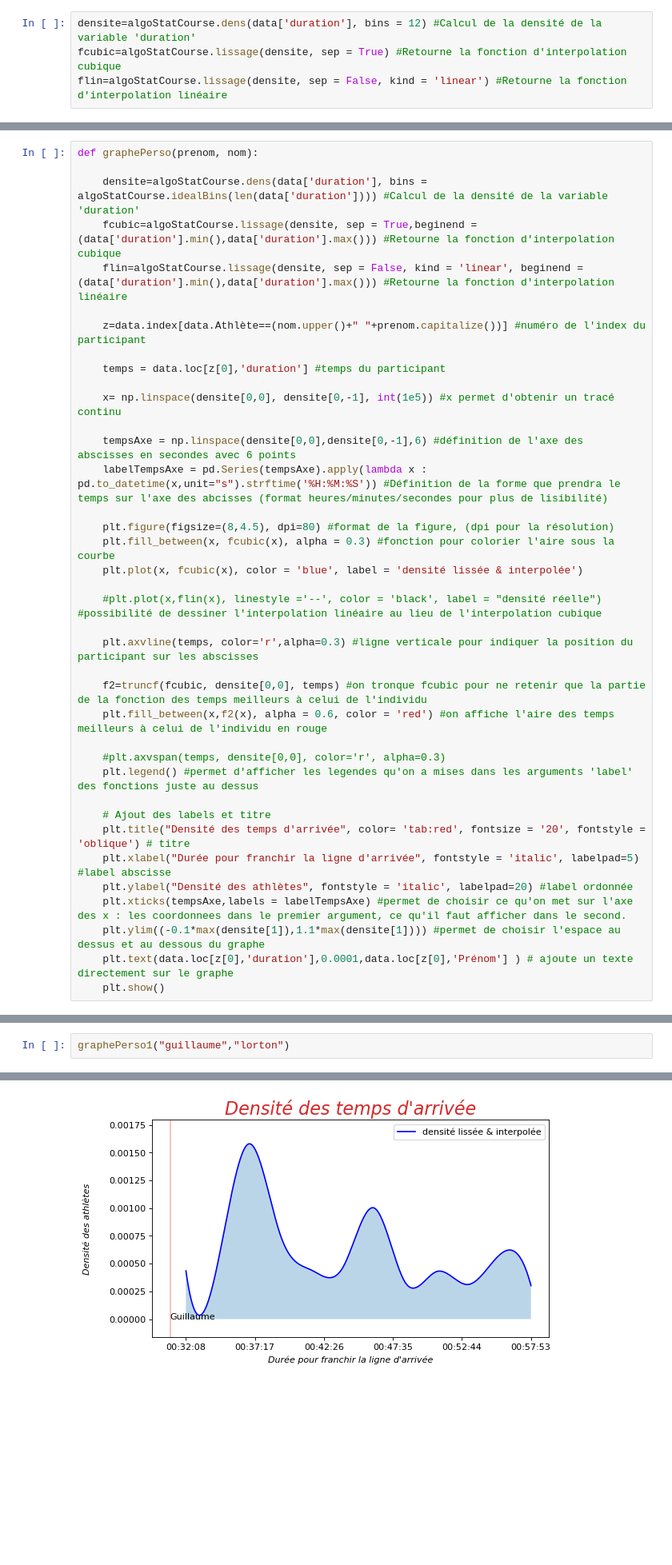
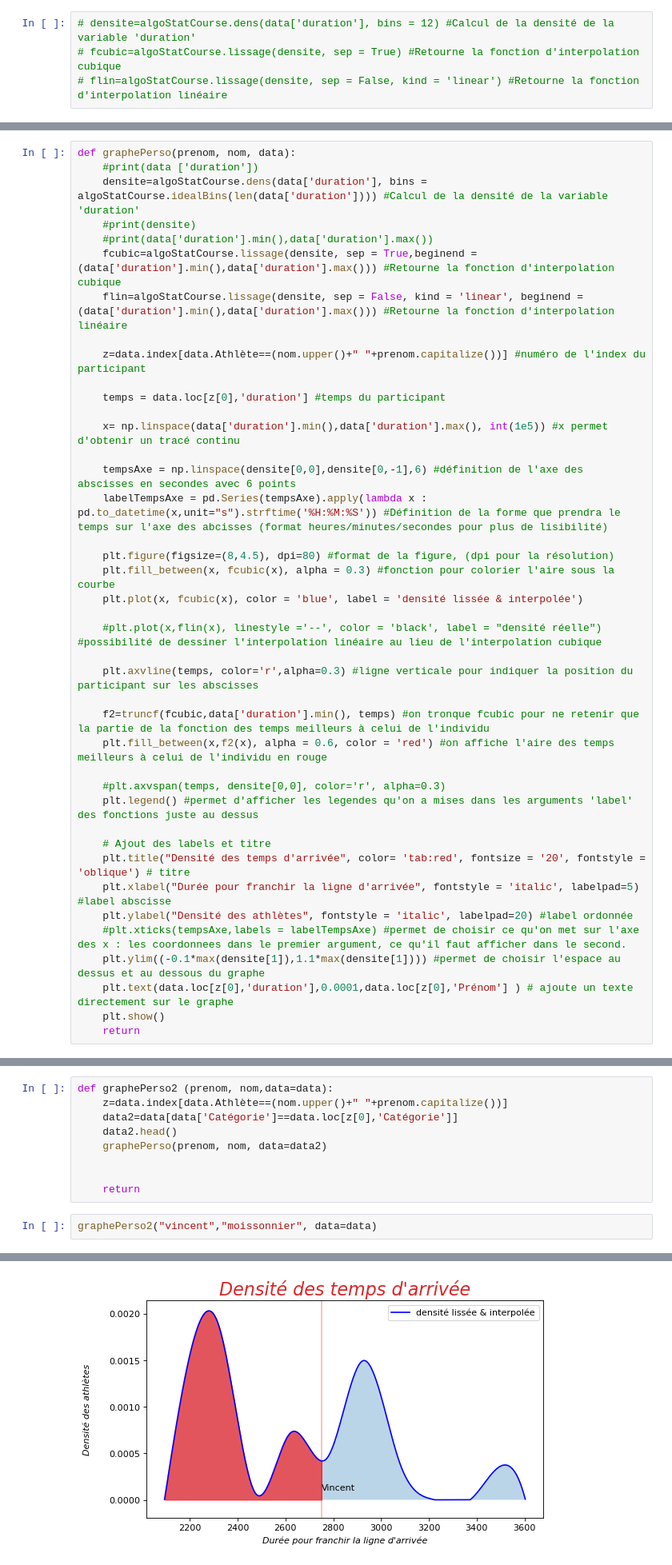
Before and after one commit to Kirscher/ResultAthle, a Jupyter notebook: eda.ipynb, the cells around one changed output, grey strips where cells are left out. Shown at 80% size. Drawn from its saved outputs; the diff is of its cells as text; blank space fills up the shorter version.

Commit message:
petit debug + amélioration
débug du code eda et de la fct lissage dans algoStatCourse

```diff
--- a/eda.ipynb
+++ b/eda.ipynb
@@ -63,9 +66,9 @@ Name: duration, dtype: float64
 # %% [markdown]
 On utilise maintenant algoStatCourse pour construire un graphique rendant compte de la position de l'athlète dans la densité des temps d'arrivée.
 # %%
-densite=algoStatCourse.dens(data['duration'], bins = 12) #Calcul de la densité de la variable 'duration'
-fcubic=algoStatCourse.lissage(densite, sep = True) #Retourne la fonction d'interpolation cubique
-flin=algoStatCourse.lissage(densite, sep = False, kind = 'linear') #Retourne la fonction d'interpolation linéaire
+# densite=algoStatCourse.dens(data['duration'], bins = 12) #Calcul de la densité de la variable 'duration'
+# fcubic=algoStatCourse.lissage(densite, sep = True) #Retourne la fonction d'interpolation cubique
+# flin=algoStatCourse.lissage(densite, sep = False, kind = 'linear') #Retourne la fonction d'interpolation linéaire
 # %% [markdown]
 On définit une fonction qui permet d'appliquer une indicatrice afin de retourner la partie de la fonction qui nous intéresse. Cela sera utile pour mettre en avant les athlètes plus rapides qu'un athlète donné dans la distribution des temps.
 # %%
@@ -79,9 +82,11 @@ def truncf (f,xmin, xmax):
 # %% [markdown]
 Il est maintenant possible de définir une fonction pour visualiser la position individuelle de l'athlète dans la densité de temps de la compétition.
 # %%
-def graphePerso(prenom, nom):
-
+def graphePerso(prenom, nom, data):
+    #print(data ['duration'])
     densite=algoStatCourse.dens(data['duration'], bins = algoStatCourse.idealBins(len(data['duration']))) #Calcul de la densité de la variable 'duration'
+    #print(densite)
+    #print(data['duration'].min(),data['duration'].max())
     fcubic=algoStatCourse.lissage(densite, sep = True,beginend = (data['duration'].min(),data['duration'].max())) #Retourne la fonction d'interpolation cubique
     flin=algoStatCourse.lissage(densite, sep = False, kind = 'linear', beginend = (data['duration'].min(),data['duration'].max())) #Retourne la fonction d'interpolation linéaire
 
@@ -89,7 +94,7 @@ def graphePerso(prenom, nom):
 
     temps = data.loc[z[0],'duration'] #temps du participant
 
-    x= np.linspace(densite[0,0], densite[0,-1], int(1e5)) #x permet d'obtenir un tracé continu
+    x= np.linspace(data['duration'].min(),data['duration'].max(), int(1e5)) #x permet d'obtenir un tracé continu
 
     tempsAxe = np.linspace(densite[0,0],densite[0,-1],6) #définition de l'axe des abscisses en secondes avec 6 points
     labelTempsAxe = pd.Series(tempsAxe).apply(lambda x : pd.to_datetime(x,unit="s").strftime('%H:%M:%S')) #Définition de la forme que prendra le temps sur l'axe des abcisses (format heures/minutes/secondes pour plus de lisibilité)
@@ -102,7 +107,7 @@ def graphePerso(prenom, nom):
 
     plt.axvline(temps, color='r',alpha=0.3) #ligne verticale pour indiquer la position du participant sur les abscisses
 
-    f2=truncf(fcubic, densite[0,0], temps) #on tronque fcubic pour ne retenir que la partie de la fonction des temps meilleurs à celui de l'individu
+    f2=truncf(fcubic,data['duration'].min(), temps) #on tronque fcubic pour ne retenir que la partie de la fonction des temps meilleurs à celui de l'individu
     plt.fill_between(x,f2(x), alpha = 0.6, color = 'red') #on affiche l'aire des temps meilleurs à celui de l'individu en rouge
 
     #plt.axvspan(temps, densite[0,0], color='r', alpha=0.3)
@@ -112,8 +117,9 @@ def graphePerso(prenom, nom):
     plt.title("Densité des temps d'arrivée", color= 'tab:red', fontsize = '20', fontstyle = 'oblique') # titre
     plt.xlabel("Durée pour franchir la ligne d'arrivée", fontstyle = 'italic', labelpad=5) #label abscisse
     plt.ylabel("Densité des athlètes", fontstyle = 'italic', labelpad=20) #label ordonnée
-    plt.xticks(tempsAxe,labels = labelTempsAxe) #permet de choisir ce qu'on met sur l'axe des x : les coordonnees dans le premier argument, ce qu'il faut afficher dans le second.
+    #plt.xticks(tempsAxe,labels = labelTempsAxe) #permet de choisir ce qu'on met sur l'axe des x : les coordonnees dans le premier argument, ce qu'il faut afficher dans le second.
     plt.ylim((-0.1*max(densite[1]),1.1*max(densite[1]))) #permet de choisir l'espace au dessus et au dessous du graphe
     plt.text(data.loc[z[0],'duration'],0.0001,data.loc[z[0],'Prénom'] ) # ajoute un texte directement sur le graphe
     plt.show()
+    return
 # %%
@@ -163,3 +150,12 @@ def graphePerso1(prenom, nom):
+# %%
+def graphePerso2 (prenom, nom,data=data):
+    z=data.index[data.Athlète==(nom.upper()+" "+prenom.capitalize())]
+    data2=data[data['Catégorie']==data.loc[z[0],'Catégorie']]
+    data2.head()
+    graphePerso(prenom, nom, data=data2)
+
+
+    return
 # %%
-graphePerso1("guillaume","lorton")
+graphePerso2("vincent","moissonnier", data=data)
 # %% [output]
@@ -166 +179 @@ graphePerso1("guillaume","lorton")
-[figure, old version]
+[figure, new version]
```
Also changed, not shown: parts of 15 cells of this notebook, 1 other file.
